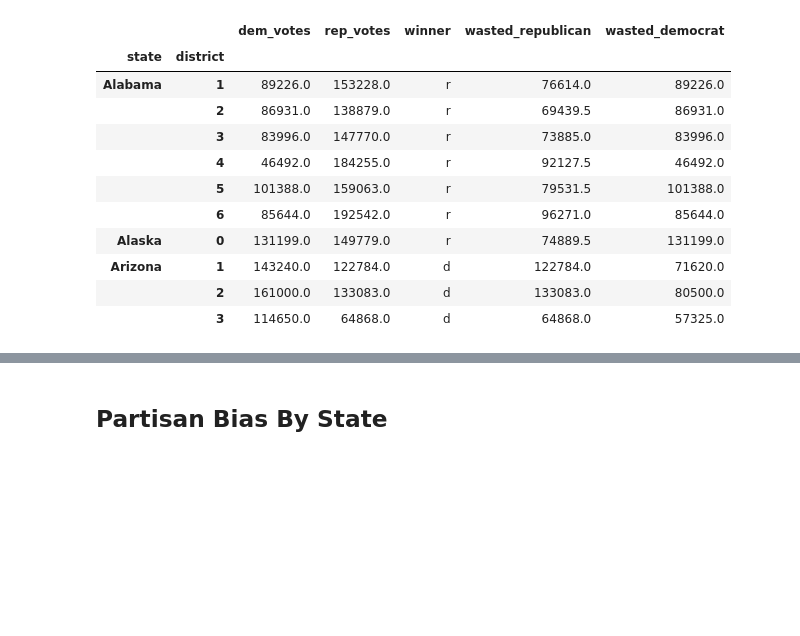
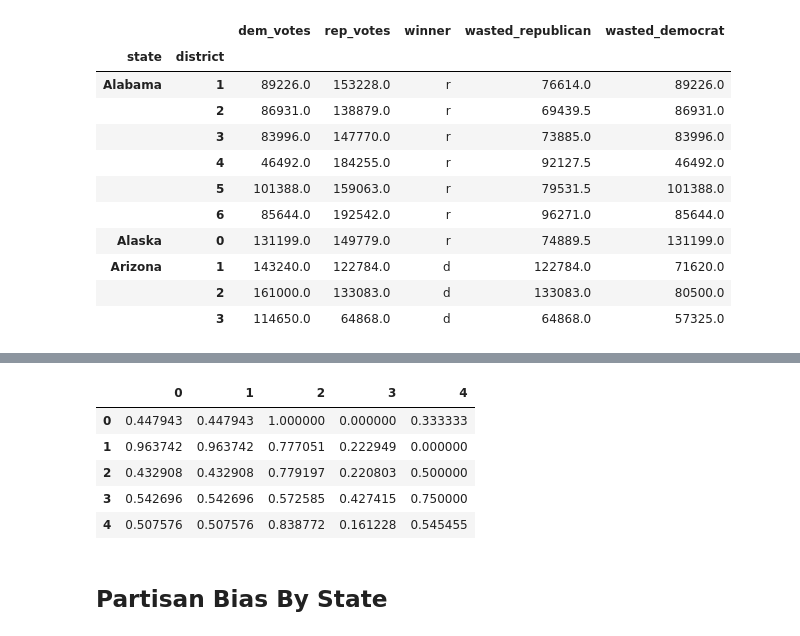
Before and after one commit to dpalencia/cs541g3, a Jupyter notebook: Notebooks/Data Understanding/Data Understanding - U.S. House 1976 - 2018.ipynb, the cells around one changed output, grey strips where cells are left out. Cells and saved outputs as stored; diff of their text form; code cells hidden in the pictures; blank space fills up the shorter version.

```diff
--- a/Notebooks/Data Understanding/Data Understanding - U.S. House 1976 - 2018.ipynb
+++ b/Notebooks/Data Understanding/Data Understanding - U.S. House 1976 - 2018.ipynb
@@ -570,3 +549,12 @@ vote_counts
+# %%
+vote_counts_bystate_normalized.head()
+# %% [output]
+|  | 0 | 1 | 2 | 3 | 4 |
+| 0 | 0.447943 | 0.447943 | 1.000000 | 0.000000 | 0.333333 |
+| 1 | 0.963742 | 0.963742 | 0.777051 | 0.222949 | 0.000000 |
+| 2 | 0.432908 | 0.432908 | 0.779197 | 0.220803 | 0.500000 |
+| 3 | 0.542696 | 0.542696 | 0.572585 | 0.427415 | 0.750000 |
+| 4 | 0.507576 | 0.507576 | 0.838772 | 0.161228 | 0.545455 |
 # %% [markdown]
 ## Partisan Bias By State
 # %%
```
Also changed, not shown: parts of 4 cells of this notebook.
